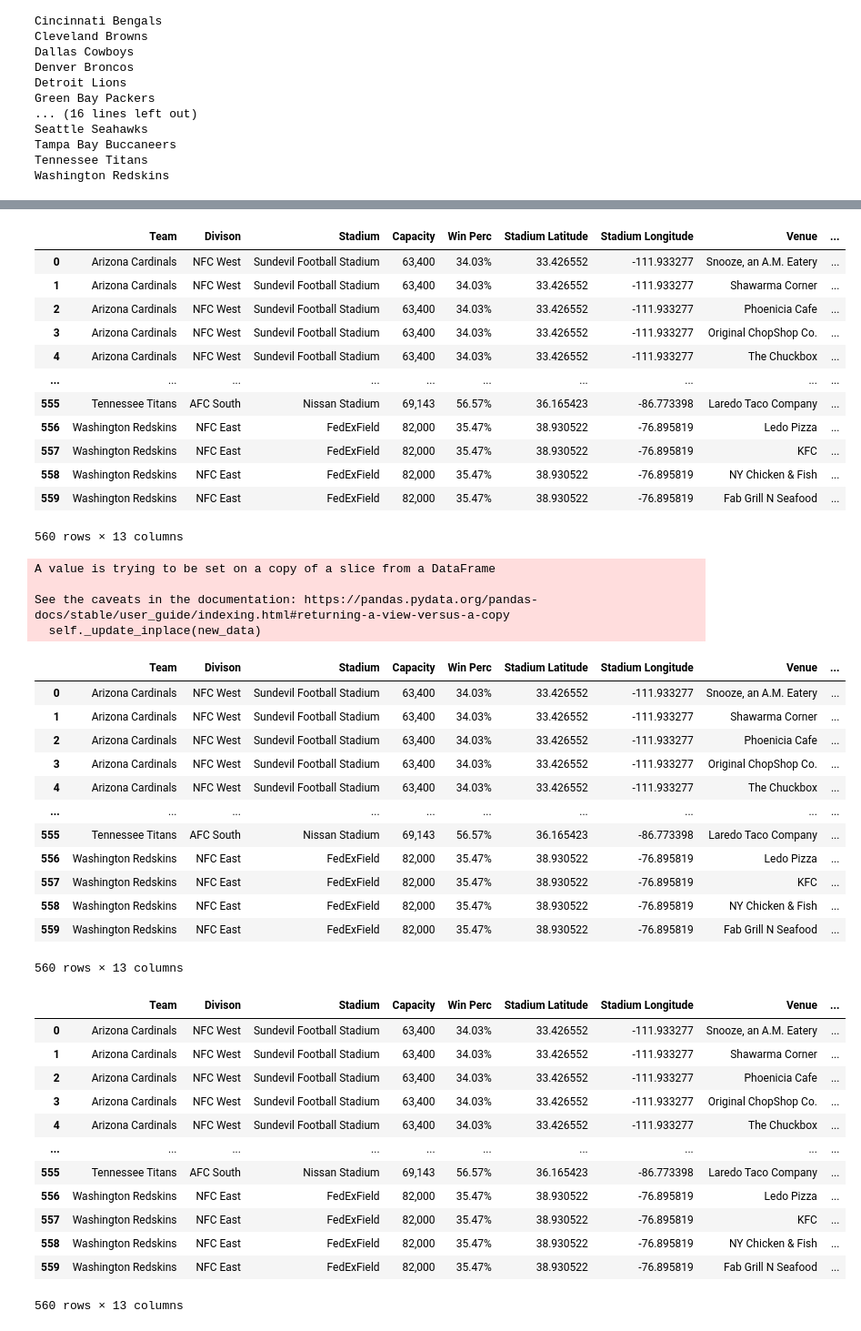
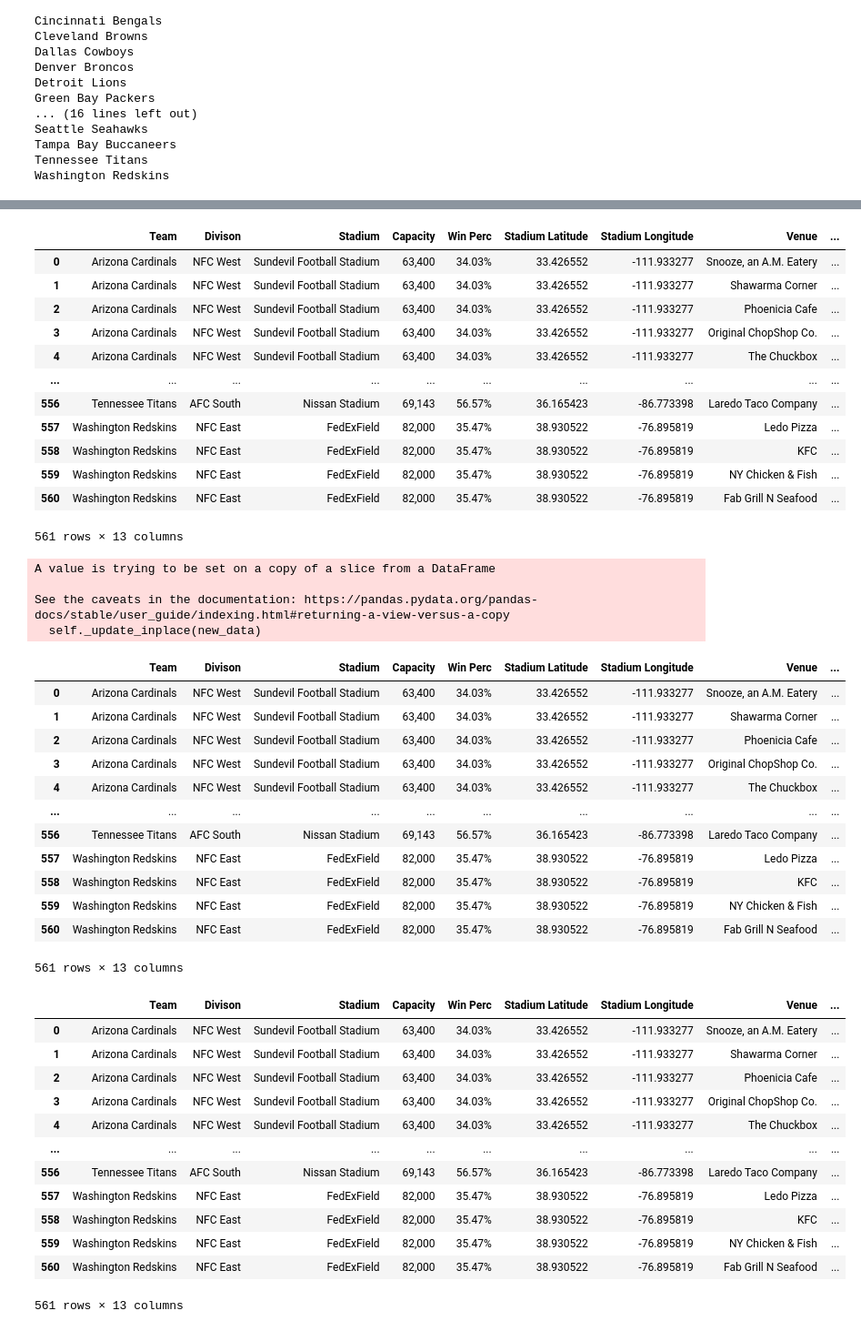
Before and after one commit to ptdanner/CourseraCapstone, a Jupyter notebook: Capstone Final Project.ipynb, the cells around one changed output, grey strips where cells are left out. Shown at 91% size. Cells and saved outputs as stored; diff of their text form; code cells hidden in the pictures.

```diff
--- a/Capstone Final Project.ipynb
+++ b/Capstone Final Project.ipynb
@@ -758,10 +746,11 @@ for i in range(len(nearby_food)):
         #dataframerating.head()
         rating = dataframerating.loc[0,'rating']
 
-        nearby_food.loc[i,'Venue Rating']=rating
+        nearby_food.loc[i,'Venue Rating']=i#rating
 
 
     except:
+        nearby_food.loc[i,'Venue Rating']=i#DELETE ME
         print("Exception on: {} ".format(venueid))
         pass
 # %% [output]
@@ -792,12 +796,12 @@ nearby_food
 | 3 | Arizona Cardinals | NFC West | Sundevil Football Stadium | 63,400 | 34.03% | 33.426552 | -111.933277 | Original ChopShop Co. | ... |
 | 4 | Arizona Cardinals | NFC West | Sundevil Football Stadium | 63,400 | 34.03% | 33.426552 | -111.933277 | The Chuckbox | ... |
 | ... | ... | ... | ... | ... | ... | ... | ... | ... | ... |
-| 555 | Tennessee Titans | AFC South | Nissan Stadium | 69,143 | 56.57% | 36.165423 | -86.773398 | Laredo Taco Company | ... |
-| 556 | Washington Redskins | NFC East | FedExField | 82,000 | 35.47% | 38.930522 | -76.895819 | Ledo Pizza | ... |
-| 557 | Washington Redskins | NFC East | FedExField | 82,000 | 35.47% | 38.930522 | -76.895819 | KFC | ... |
-| 558 | Washington Redskins | NFC East | FedExField | 82,000 | 35.47% | 38.930522 | -76.895819 | NY Chicken & Fish | ... |
-| 559 | Washington Redskins | NFC East | FedExField | 82,000 | 35.47% | 38.930522 | -76.895819 | Fab Grill N Seafood | ... |
+| 556 | Tennessee Titans | AFC South | Nissan Stadium | 69,143 | 56.57% | 36.165423 | -86.773398 | Laredo Taco Company | ... |
+| 557 | Washington Redskins | NFC East | FedExField | 82,000 | 35.47% | 38.930522 | -76.895819 | Ledo Pizza | ... |
+| 558 | Washington Redskins | NFC East | FedExField | 82,000 | 35.47% | 38.930522 | -76.895819 | KFC | ... |
+| 559 | Washington Redskins | NFC East | FedExField | 82,000 | 35.47% | 38.930522 | -76.895819 | NY Chicken & Fish | ... |
+| 560 | Washington Redskins | NFC East | FedExField | 82,000 | 35.47% | 38.930522 | -76.895819 | Fab Grill N Seafood | ... |
-560 rows × 13 columns
+561 rows × 13 columns
 # %%
 #nearby_food['Venue Rating']=nearby_food['Venue Rating'].fillna(0, inplace=True)
 nearby_food.fillna({'Venue Rating':0 }, inplace=True)
@@ -814,33 +818,33 @@ See the caveats in the documentation: https://pandas.pydata.org/pandas-docs/stab
 | 3 | Arizona Cardinals | NFC West | Sundevil Football Stadium | 63,400 | 34.03% | 33.426552 | -111.933277 | Original ChopShop Co. | ... |
 | 4 | Arizona Cardinals | NFC West | Sundevil Football Stadium | 63,400 | 34.03% | 33.426552 | -111.933277 | The Chuckbox | ... |
 | ... | ... | ... | ... | ... | ... | ... | ... | ... | ... |
-| 555 | Tennessee Titans | AFC South | Nissan Stadium | 69,143 | 56.57% | 36.165423 | -86.773398 | Laredo Taco Company | ... |
-| 556 | Washington Redskins | NFC East | FedExField | 82,000 | 35.47% | 38.930522 | -76.895819 | Ledo Pizza | ... |
-| 557 | Washington Redskins | NFC East | FedExField | 82,000 | 35.47% | 38.930522 | -76.895819 | KFC | ... |
-| 558 | Washington Redskins | NFC East | FedExField | 82,000 | 35.47% | 38.930522 | -76.895819 | NY Chicken & Fish | ... |
-| 559 | Washington Redskins | NFC East | FedExField | 82,000 | 35.47% | 38.930522 | -76.895819 | Fab Grill N Seafood | ... |
+| 556 | Tennessee Titans | AFC South | Nissan Stadium | 69,143 | 56.57% | 36.165423 | -86.773398 | Laredo Taco Company | ... |
+| 557 | Washington Redskins | NFC East | FedExField | 82,000 | 35.47% | 38.930522 | -76.895819 | Ledo Pizza | ... |
+| 558 | Washington Redskins | NFC East | FedExField | 82,000 | 35.47% | 38.930522 | -76.895819 | KFC | ... |
+| 559 | Washington Redskins | NFC East | FedExField | 82,000 | 35.47% | 38.930522 | -76.895819 | NY Chicken & Fish | ... |
+| 560 | Washington Redskins | NFC East | FedExField | 82,000 | 35.47% | 38.930522 | -76.895819 | Fab Grill N Seafood | ... |
-560 rows × 13 columns
+561 rows × 13 columns
 # %%
-#venuecountbyteam1=nearby_food.groupby(['Team']).size().reset_index(name='counts').sort_values(by=['counts'],ascending=False).reset_index()
-venuecountbyteam1=nearby_food.groupby(['Team']).size().reset_index(name='counts').sort_values(by=['counts'],ascending=False)
+#DELETE MEvenuecountbyteam1=nearby_food.groupby(['Team']).size().reset_index(name='counts').sort_values(by=['counts'],ascending=False).reset_index()
+venuecountbyteam=nearby_food.groupby(['Team']).size().reset_index(name='counts').sort_values(by=['counts'],ascending=False)
 #df.groupby(['col1','col2']).size()
 #df[['col1', 'col2', 'col3', 'col4']].groupby(['col1', 'col2']).agg(['mean', 'count'])
-venuecountbyteam1
+venuecountbyteam
 nearby_food
 # %% [output]
 |  | Team | Divison | Stadium | Capacity | Win Perc | Stadium Latitude | Stadium Longitude | Venue | ... |
 | 0 | Arizona Cardinals | NFC West | Sundevil Football Stadium | 63,400 | 34.03% | 33.426552 | -111.933277 | Snooze, an A.M. Eatery | ... |
 | 1 | Arizona Cardinals | NFC West | Sundevil Football Stadium | 63,400 | 34.03% | 33.426552 | -111.933277 | Shawarma Corner | ... |
 | 2 | Arizona Cardinals | NFC West | Sundevil Football Stadium | 63,400 | 34.03% | 33.426552 | -111.933277 | Phoenicia Cafe | ... |
 | 3 | Arizona Cardinals | NFC West | Sundevil Football Stadium | 63,400 | 34.03% | 33.426552 | -111.933277 | Original ChopShop Co. | ... |
 | 4 | Arizona Cardinals | NFC West | Sundevil Football Stadium | 63,400 | 34.03% | 33.426552 | -111.933277 | The Chuckbox | ... |
 | ... | ... | ... | ... | ... | ... | ... | ... | ... | ... |
-| 555 | Tennessee Titans | AFC South | Nissan Stadium | 69,143 | 56.57% | 36.165423 | -86.773398 | Laredo Taco Company | ... |
-| 556 | Washington Redskins | NFC East | FedExField | 82,000 | 35.47% | 38.930522 | -76.895819 | Ledo Pizza | ... |
-| 557 | Washington Redskins | NFC East | FedExField | 82,000 | 35.47% | 38.930522 | -76.895819 | KFC | ... |
-| 558 | Washington Redskins | NFC East | FedExField | 82,000 | 35.47% | 38.930522 | -76.895819 | NY Chicken & Fish | ... |
-| 559 | Washington Redskins | NFC East | FedExField | 82,000 | 35.47% | 38.930522 | -76.895819 | Fab Grill N Seafood | ... |
+| 556 | Tennessee Titans | AFC South | Nissan Stadium | 69,143 | 56.57% | 36.165423 | -86.773398 | Laredo Taco Company | ... |
+| 557 | Washington Redskins | NFC East | FedExField | 82,000 | 35.47% | 38.930522 | -76.895819 | Ledo Pizza | ... |
+| 558 | Washington Redskins | NFC East | FedExField | 82,000 | 35.47% | 38.930522 | -76.895819 | KFC | ... |
+| 559 | Washington Redskins | NFC East | FedExField | 82,000 | 35.47% | 38.930522 | -76.895819 | NY Chicken & Fish | ... |
+| 560 | Washington Redskins | NFC East | FedExField | 82,000 | 35.47% | 38.930522 | -76.895819 | Fab Grill N Seafood | ... |
-560 rows × 13 columns
+561 rows × 13 columns
 # %%
 teamgroups = nearby_food.groupby(['Team','Stadium'])
 rankings = teamgroups.size().to_frame(name='Venue Count')
```
Also changed, not shown: parts of 59 cells of this notebook.
